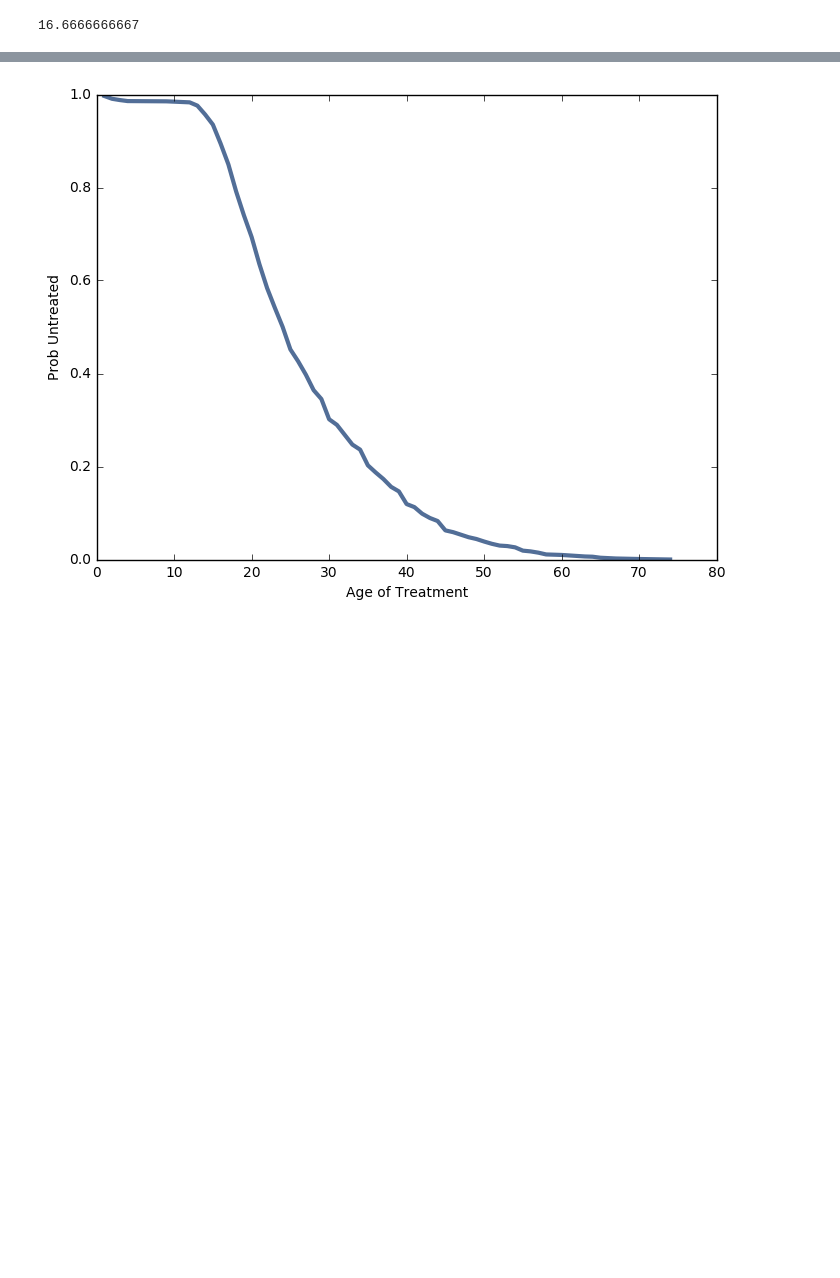
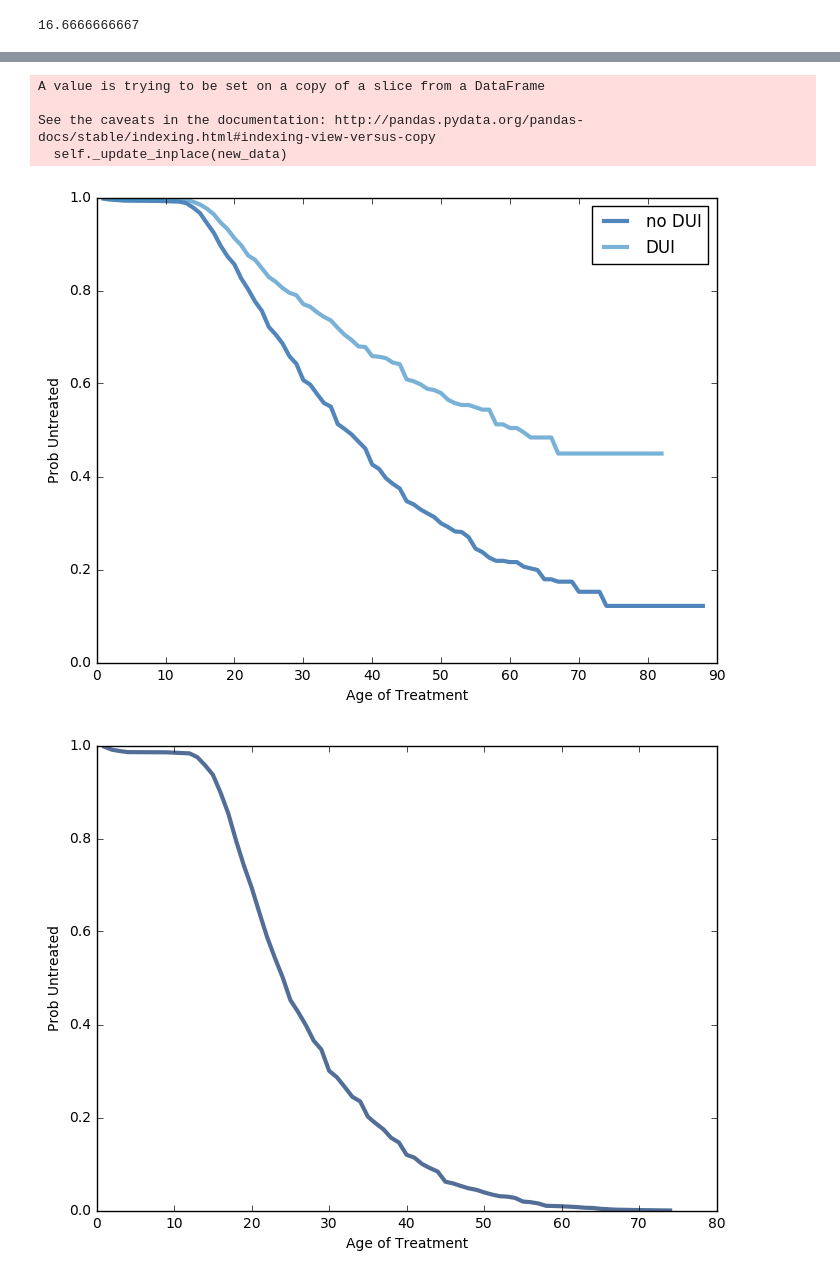
Before and after one commit to KaitlynKeil/ThinkStats2, a Jupyter notebook: code/report2.ipynb, the cells around one changed output, grey strips where cells are left out. Saved outputs shown, nothing was run; the diff lists cells and outputs as text; code cells hidden in the pictures; blank space fills up the shorter version.

```diff
--- a/code/report2.ipynb
+++ b/code/report2.ipynb
@@ -254,3 +271,24 @@ def PlotPredictionsByIncome(groups, **options):
+# %%
+# Split the groups up by whether or not they have driven under the influence.
+
+groups = nsduh.groupby('dui')
+PlotPredictionsByIncome(groups)
+
+labels = {0:'no DUI', 1:'DUI'}
+thinkplot.PrePlot(len(groups))
+for name, _ in groups:
+    thinkplot.Plot([15], [1], label=labels[name])
+thinkplot.Config(xlabel='Age of Treatment',
+                 #xlim = [0, 60],
+                 ylabel='Prob Untreated',
+                 ylim=[0, 1])
+thinkplot.Show()
+# %% [output]
+A value is trying to be set on a copy of a slice from a DataFrame
+
+See the caveats in the documentation: http://pandas.pydata.org/pandas-docs/stable/indexing.html#indexing-view-versus-copy
+  self._update_inplace(new_data)
+[figure, added]
 # %%
 # Plot the survival curve for those who have received treatment for their alcohol use.
 
```
Also changed, not shown: parts of 9 cells of this notebook, 2 other files.
